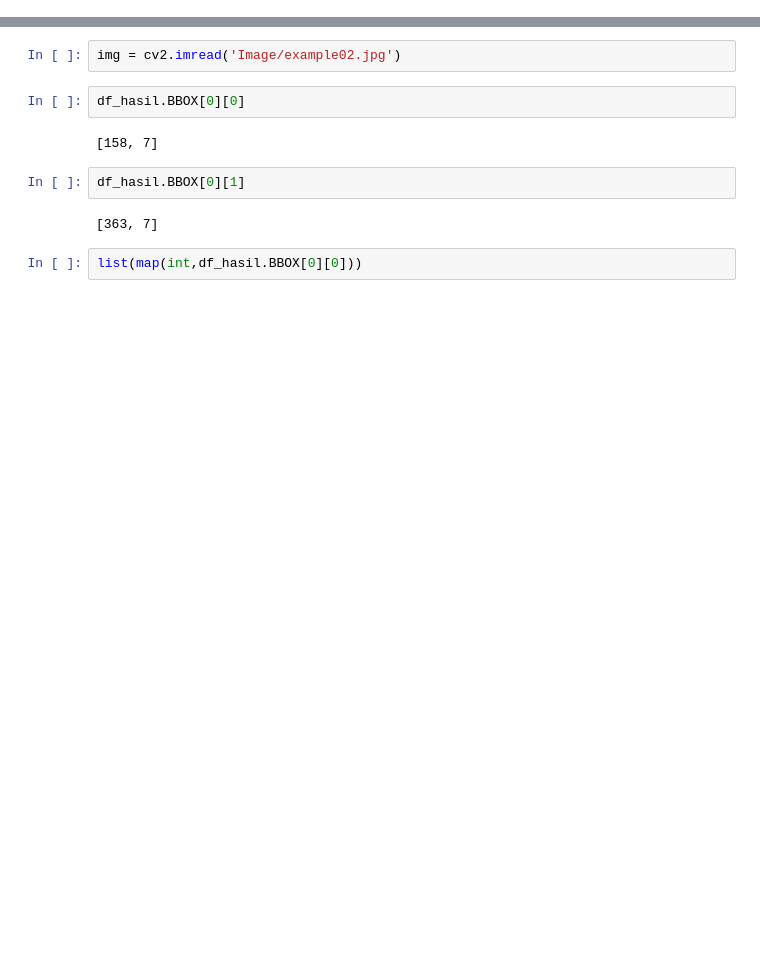
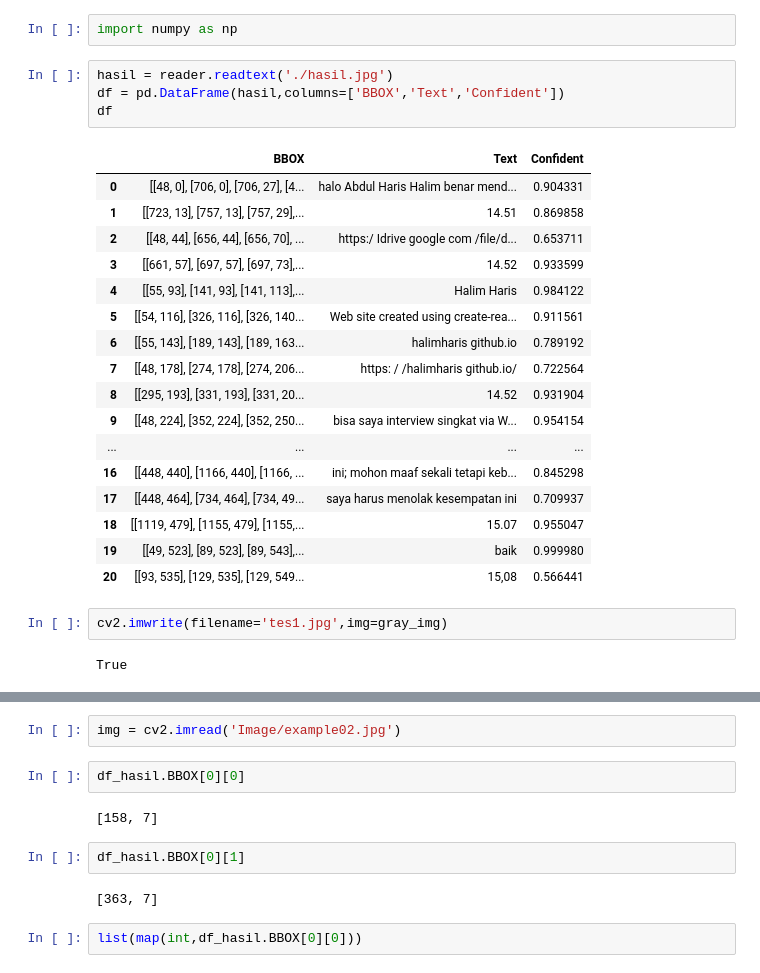
Before and after one commit to alrappie/Optical-Character-Recognition-OCR, a Jupyter notebook: OCR_easyocr.ipynb, the cells around one changed output, grey strips where cells are left out. Drawn from its saved outputs; the diff is of its cells as text; blank space fills up the shorter version.

```diff
--- a/OCR_easyocr.ipynb
+++ b/OCR_easyocr.ipynb
@@ -14 +33,29 @@ Progress: |███████████████████████
+# %%
+import numpy as np
+# %%
+hasil = reader.readtext('./hasil.jpg')
+df = pd.DataFrame(hasil,columns=['BBOX','Text','Confident'])
+df
+# %% [output]
+|  | BBOX | Text | Confident |
+| 0 | [[48, 0], [706, 0], [706, 27], [4... | halo Abdul Haris Halim benar mend... | 0.904331 |
+| 1 | [[723, 13], [757, 13], [757, 29],... | 14.51 | 0.869858 |
+| 2 | [[48, 44], [656, 44], [656, 70], ... | https:/ Idrive google com /file/d... | 0.653711 |
+| 3 | [[661, 57], [697, 57], [697, 73],... | 14.52 | 0.933599 |
+| 4 | [[55, 93], [141, 93], [141, 113],... | Halim Haris | 0.984122 |
+| 5 | [[54, 116], [326, 116], [326, 140... | Web site created using create-rea... | 0.911561 |
+| 6 | [[55, 143], [189, 143], [189, 163... | halimharis github.io | 0.789192 |
+| 7 | [[48, 178], [274, 178], [274, 206... | https: / /halimharis github.io/ | 0.722564 |
+| 8 | [[295, 193], [331, 193], [331, 20... | 14.52 | 0.931904 |
+| 9 | [[48, 224], [352, 224], [352, 250... | bisa saya interview singkat via W... | 0.954154 |
+| ... | ... | ... | ... |
+| 16 | [[448, 440], [1166, 440], [1166, ... | ini; mohon maaf sekali tetapi keb... | 0.845298 |
+| 17 | [[448, 464], [734, 464], [734, 49... | saya harus menolak kesempatan ini | 0.709937 |
+| 18 | [[1119, 479], [1155, 479], [1155,... | 15.07 | 0.955047 |
+| 19 | [[49, 523], [89, 523], [89, 543],... | baik | 0.999980 |
+| 20 | [[93, 535], [129, 535], [129, 549... | 15,08 | 0.566441 |
+# %%
+cv2.imwrite(filename='tes1.jpg',img=gray_img)
+# %% [output]
+True
 # %%
```
Also changed, not shown: parts of 7 cells of this notebook, 4 other files.
